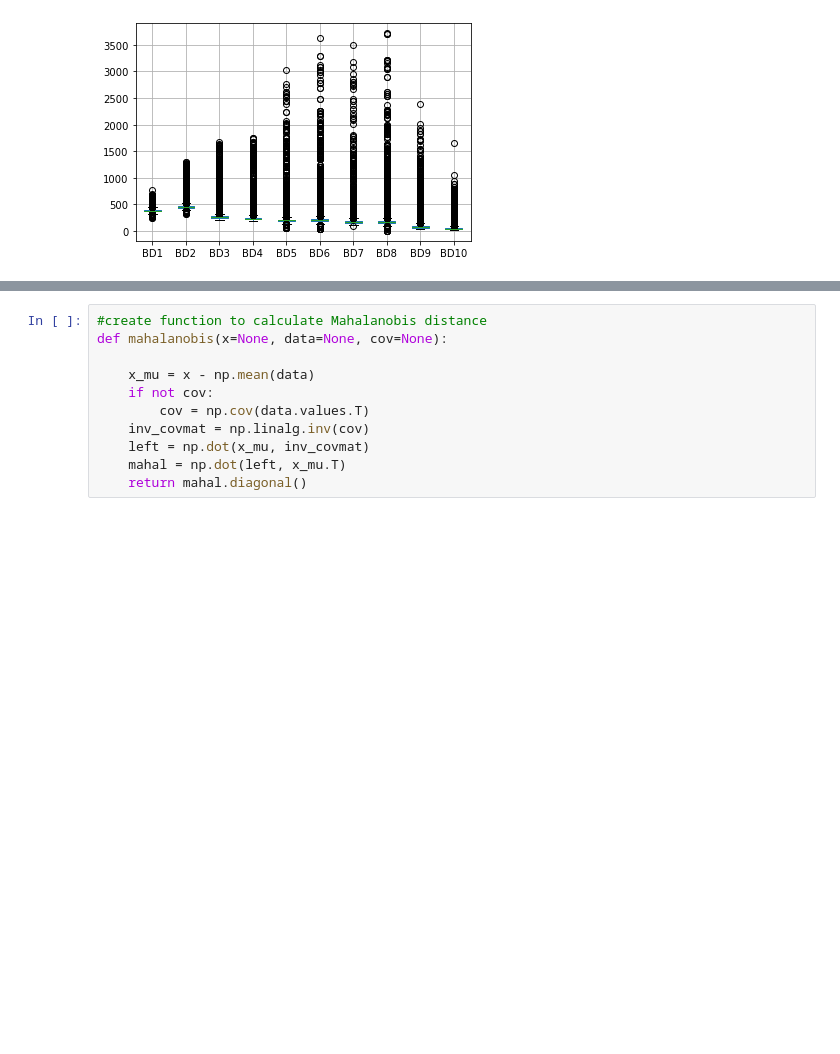
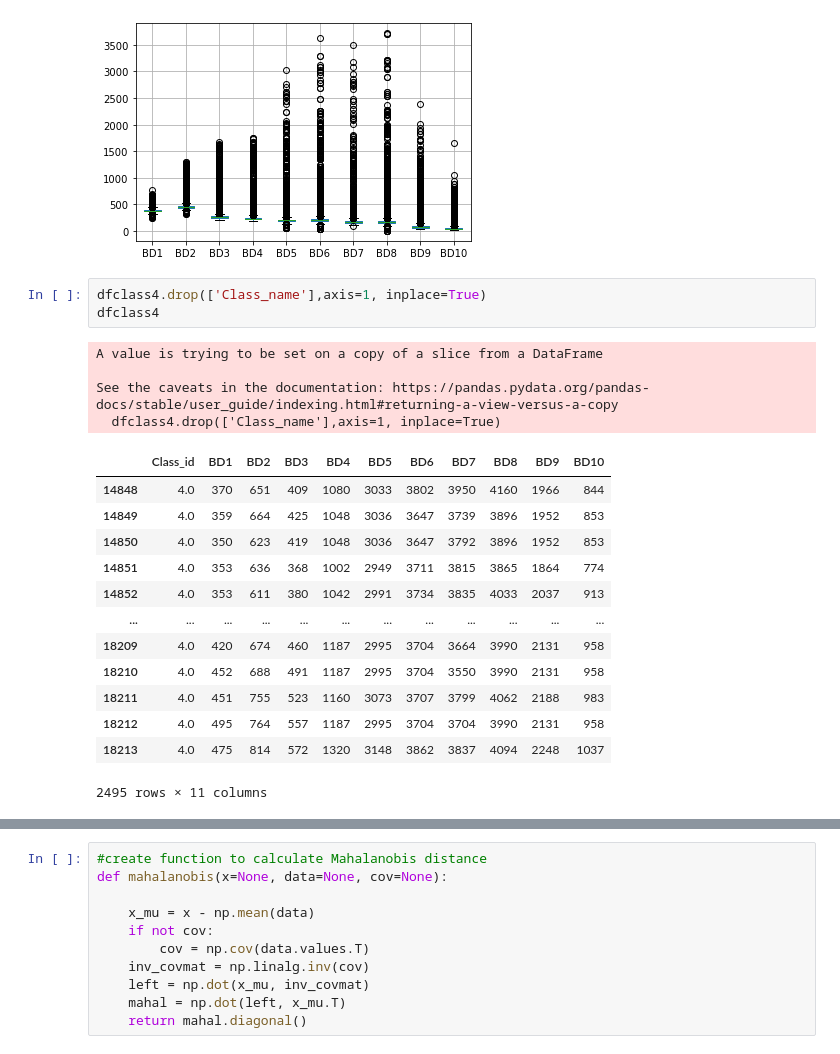
Before and after one commit to eoproject2022/Palm-Oil, a Jupyter notebook: outlier test/Cleaning_outlier-mahalanobis distance.ipynb, the cells around one changed output, grey strips where cells are left out. Cells and saved outputs as stored; diff of their text form; blank space fills up the shorter version.

```diff
--- a/outlier test/Cleaning_outlier-mahalanobis distance.ipynb
+++ b/outlier test/Cleaning_outlier-mahalanobis distance.ipynb
@@ -64,3 +64,24 @@ dfclass1.boxplot(column= ['BD1', 'BD2', 'BD3', 'BD4', 'BD5', 'BD6', 'BD7', 'BD8'
 # %% [output]
 <AxesSubplot:>
 [figure]
+# %%
+dfclass4.drop(['Class_name'],axis=1, inplace=True)
+dfclass4
+# %% [output]
+A value is trying to be set on a copy of a slice from a DataFrame
+
+See the caveats in the documentation: https://pandas.pydata.org/pandas-docs/stable/user_guide/indexing.html#returning-a-view-versus-a-copy
+  dfclass4.drop(['Class_name'],axis=1, inplace=True)
+|  | Class_id | BD1 | BD2 | BD3 | BD4 | BD5 | BD6 | BD7 | BD8 | BD9 | BD10 |
+| 14848 | 4.0 | 370 | 651 | 409 | 1080 | 3033 | 3802 | 3950 | 4160 | 1966 | 844 |
+| 14849 | 4.0 | 359 | 664 | 425 | 1048 | 3036 | 3647 | 3739 | 3896 | 1952 | 853 |
+| 14850 | 4.0 | 350 | 623 | 419 | 1048 | 3036 | 3647 | 3792 | 3896 | 1952 | 853 |
+| 14851 | 4.0 | 353 | 636 | 368 | 1002 | 2949 | 3711 | 3815 | 3865 | 1864 | 774 |
+| 14852 | 4.0 | 353 | 611 | 380 | 1042 | 2991 | 3734 | 3835 | 4033 | 2037 | 913 |
+| ... | ... | ... | ... | ... | ... | ... | ... | ... | ... | ... | ... |
+| 18209 | 4.0 | 420 | 674 | 460 | 1187 | 2995 | 3704 | 3664 | 3990 | 2131 | 958 |
+| 18210 | 4.0 | 452 | 688 | 491 | 1187 | 2995 | 3704 | 3550 | 3990 | 2131 | 958 |
+| 18211 | 4.0 | 451 | 755 | 523 | 1160 | 3073 | 3707 | 3799 | 4062 | 2188 | 983 |
+| 18212 | 4.0 | 495 | 764 | 557 | 1187 | 2995 | 3704 | 3704 | 3990 | 2131 | 958 |
+| 18213 | 4.0 | 475 | 814 | 572 | 1320 | 3148 | 3862 | 3837 | 4094 | 2248 | 1037 |
+2495 rows × 11 columns
```
Also changed, not shown: parts of 13 cells of this notebook.
